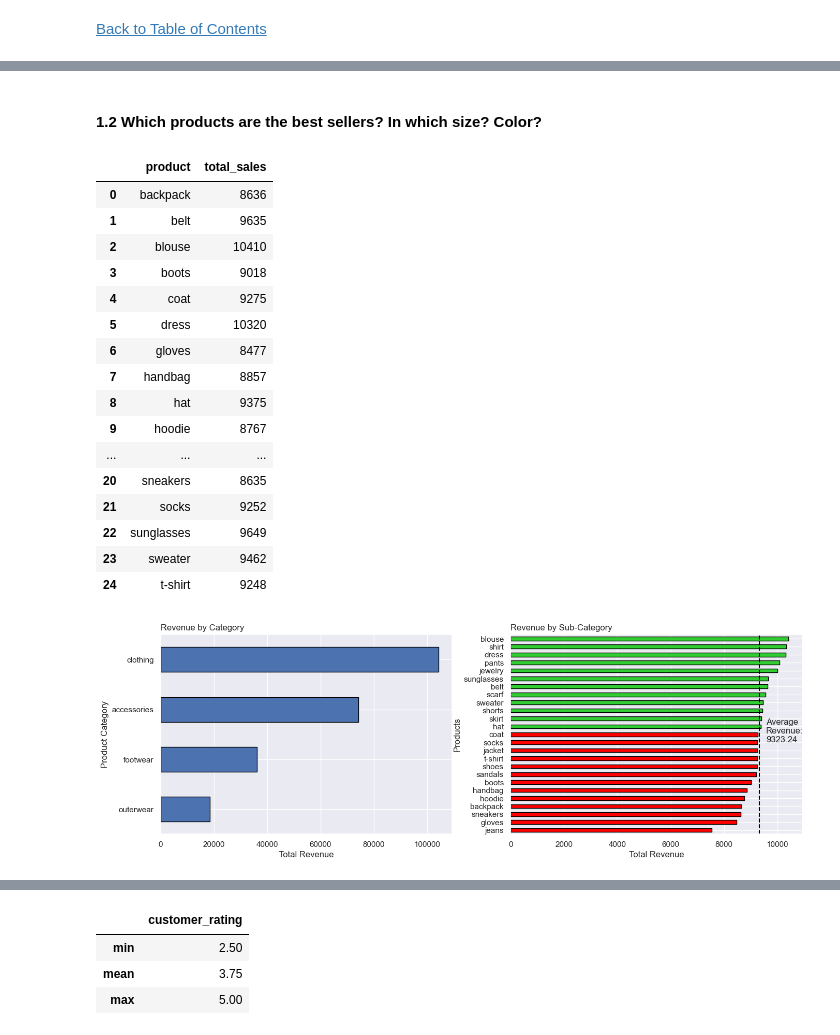
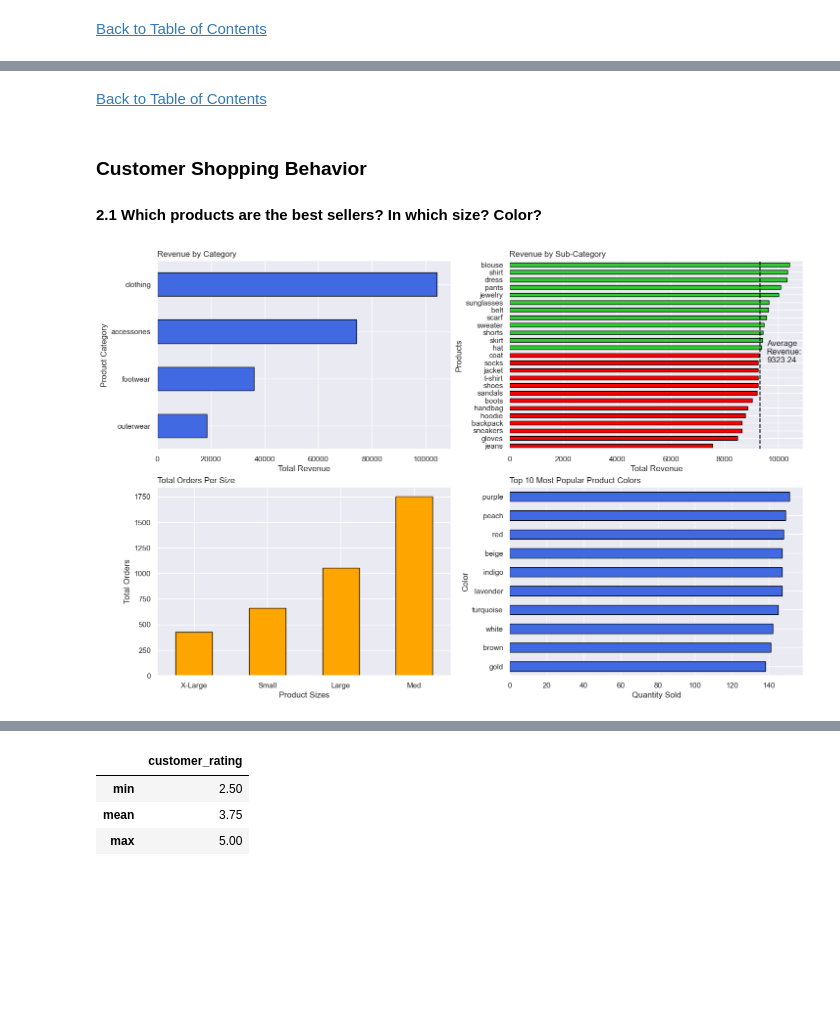
Before and after one commit to jasondo-da/shopping_behavior_analysis, a Jupyter notebook: shopping_behavior_analysis.ipynb, the cells around one changed output, grey strips where cells are left out. Drawn from its saved outputs; the diff is of its cells as text; code cells hidden in the pictures; blank space fills up the shorter version.

```diff
--- a/shopping_behavior_analysis.ipynb
+++ b/shopping_behavior_analysis.ipynb
@@ -582,0 +434,14 @@ Observation:
+# %%
+# Creating a new DataFrame copy to use to create map markers and icons
+map_icons = state_data.copy()
+# New columns for GeoPy to get latitude and longitude
+map_icons['location_lat'] = ''
+map_icons['location_long'] = ''
+# Converting abbreviated state names to full state names for GeoPy to more accurately retrieve the
+# latitude and longitude values
+map_icons['state'] = map_icons['state'].replace(states)
+# Renaming some states to help GeoPy find latitude and longitude more accurately
+map_icons['state'] = map_icons['state'].replace('Washington', 'Washington State')
+map_icons['state'] = map_icons['state'].replace('New York', 'New York State')
+# Converting int column to a str column to map marker text
+map_icons['total_state_customers'] = 'Total Customer: ' + map_icons['total_state_customers'].astype('str')
@@ -583,67 +574,76 @@ Observation:
+# %% [markdown]
+[Back to Table of Contents](#back)
 # %% [markdown]
-#### 1.2 Which products are the best sellers? In which size? Color?
+### Customer Shopping Behavior
+
+#### 2.1 Which products are the best sellers? In which size? Color?
 # %%
+# Aggregating the revenue generated by items purchased, and converting the aggregate data into a DataFrame
 products_total_rev = df.groupby('item_purchased').agg({'usd_purchase_total': 'sum'}).to_dict()
 product_rev_df = pd.DataFrame.from_dict(products_total_rev)
+# Resetting the index and renaming the column headers
 product_rev_df.reset_index(inplace=True)
 product_rev_df.rename(columns={'index': 'product', 'usd_purchase_total': 'total_sales'}, inplace=True)
-product_rev_df
-# %% [output]
-|  | product | total_sales |
-| 0 | backpack | 8636 |
-| 1 | belt | 9635 |
-| 2 | blouse | 10410 |
-| 3 | boots | 9018 |
-| 4 | coat | 9275 |
-| 5 | dress | 10320 |
-| 6 | gloves | 8477 |
-| 7 | handbag | 8857 |
-| 8 | hat | 9375 |
-| 9 | hoodie | 8767 |
-| ... | ... | ... |
-| 20 | sneakers | 8635 |
-| 21 | socks | 9252 |
-| 22 | sunglasses | 9649 |
-| 23 | sweater | 9462 |
-| 24 | t-shirt | 9248 |
 # %%
-#
-plt.figure(figsize=(16, 5))
+# Setting figure size
+plt.figure(figsize=(17, 11))
 
 # Now we need find the average customer rating for each product category to see which
 # category customers rate highly
-plt.subplot(1, 2, 1)
+plt.subplot(2, 2, 1)
 df.groupby(['category'])['usd_purchase_total'].sum().sort_values().plot(kind='barh',
+                                                                        color='royalblue',
                                                                         edgecolor='black')
 plt.title('Revenue by Category', loc='left')
 plt.xlabel('Total Revenue')
 plt.ylabel('Product Category')
 
 # To find the average customer rating for each product we need to group the item_purchased column,
 # find the mean of the customer_rating column, and plot the results. It would also be helpful to see
 # which items were rated higher and below average so I will include a line to represent the average
 # item rating and color coordinate items rated below and above average.
-plt.subplot(1, 2, 2)
+plt.subplot(2, 2, 2)
 product_rev = df.groupby(['item_purchased'])['usd_purchase_total'].sum().sort_values()
 avg_rev = product_rev_df['total_sales'].mean()
 
 col = []
 for i in product_rev:
     if i >= avg_rev:
         col.append('limegreen')
     else:
         col.append('red')
 
 product_rev.plot(kind='barh',
                      color=col,
                      edgecolor='black')
 plt.title('Revenue by Sub-Category', loc='left')
 plt.axvline(x=avg_rev,
             color='black',
             linestyle='--')
 plt.text((avg_rev + 250), 11, f'Average\nRevenue:\n{avg_rev.round(2)}')
 plt.xlabel('Total Revenue')
 plt.ylabel('Products')
+
+# If it is applicable, we should find which sizes are the most
+# popular sizes purchased by our customers.
+plt.subplot(2, 2, 3)
+df['size'].value_counts().sort_values().plot(kind='bar',
+                                             color='orange',
+                                             edgecolor='black')
+plt.title('Total Orders Per Size', loc='left')
+plt.xlabel('Product Sizes')
+plt.xticks([0, 1, 2, 3], ['X-Large', 'Small', 'Large', 'Med'], rotation=0)
+plt.ylabel('Total Orders')
+
+# It would be interesting to also see which colors are the most popular for items sold.
+plt.subplot(2, 2, 4)
+df['color'].value_counts().sort_values().head(10).plot(kind='barh',
+                                                       color='royalblue',
+                                                       edgecolor='black')
+plt.title('Top 10 Most Popular Product Colors ', loc='left')
+plt.grid(axis='x', linestyle='--')
+plt.xlabel('Quantity Sold')
+plt.ylabel('Color')
 plt.show()
 # %% [output]
-[figure, old version]
+[figure, new version]
```
Also changed, not shown: parts of 35 cells of this notebook.
